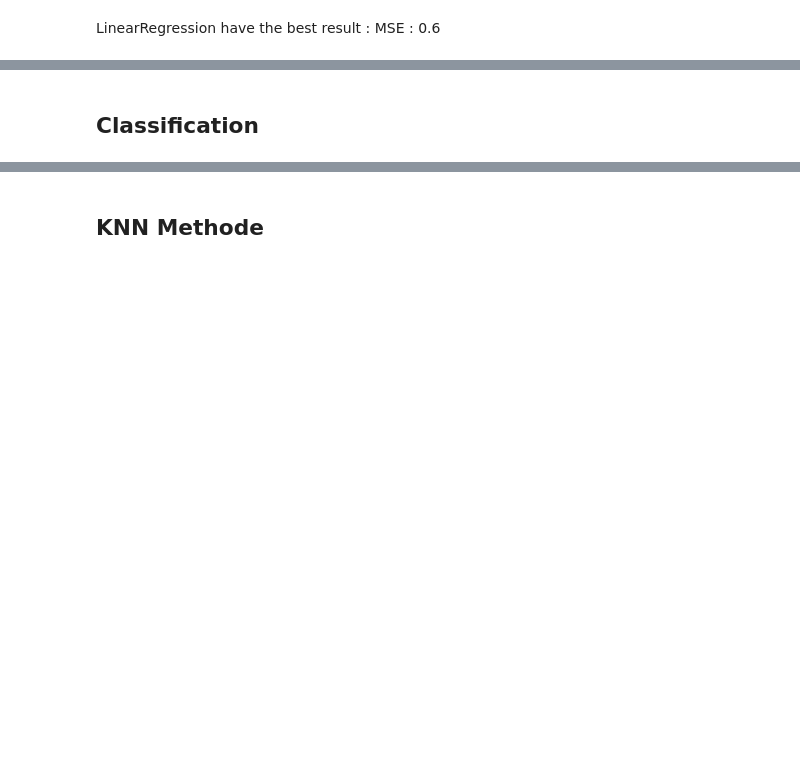
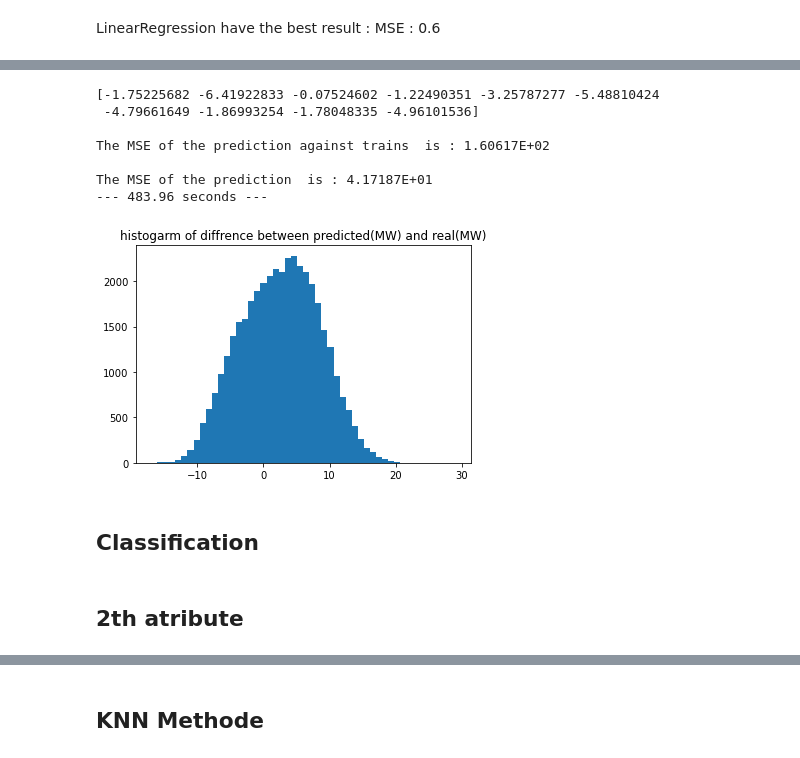
Before and after one commit to warmy54/projetDaraMining, a Jupyter notebook: DM_project-2021/project_ORGGG.ipynb, the cells around one changed output, grey strips where cells are left out. Saved outputs shown, nothing was run; the diff lists cells and outputs as text; code cells hidden in the pictures; blank space fills up the shorter version.

```diff
--- a/DM_project-2021/project_ORGGG.ipynb
+++ b/DM_project-2021/project_ORGGG.ipynb
@@ -741,36 +733,60 @@ from sklearn.model_selection import KFold
 from sklearn.neural_network import MLPRegressor
 from sklearn.metrics import mean_squared_error
 from sklearn.model_selection import cross_val_score
 
 y_tr = y_train[:,2]
 y_ts = y_test[:,2]
 
 kf = KFold(n_splits=2)
 
 REG = MLPRegressor(hidden_layer_sizes=22, activation='relu', solver='adam', alpha=0.0001, batch_size='auto',
                   learning_rate='constant',learning_rate_init=0.01,
                    max_iter=200, shuffle=True, random_state=5, tol=0.0001, momentum=0.9)
 
 model = REG.fit(Normal_X_train_IC, y_tr)
 scores = cross_val_score(model, Normal_X_train_IC, y_tr, cv=10)
 print(scores)
 
-y_pred = model.predict(Normal_X_test_IC)
+
+y_pred = model.predict(Normal_X_train_IC)+10
+y_tr = np.reshape(y_tr,(y_tr.shape[0],1))
+y_tr = y_tr.flatten()
+
+
+MSE = mean_squared_error(y_pred,y_tr)
+
+print("\nThe MSE of the prediction against trains  is : %0.5E" %(MSE) )
+
+
+
+
+y_pred = model.predict(Normal_X_test_IC)+10
 y_ts = np.reshape(y_ts,(y_ts.shape[0],1))
 y_ts = y_ts.flatten()
 
 
 MSE = mean_squared_error(y_pred,y_ts)
 
 print("\nThe MSE of the prediction  is : %0.5E" %(MSE) )
 
 plt.figure()
 plt.hist(y_pred - y_ts, 50)
 plt.title('histogarm of diffrence between predicted(MW) and real(MW)')
 
 print("--- %s seconds ---" % np.round((time.time() - start_time),2))
+# %% [output]
+[-1.75225682 -6.41922833 -0.07524602 -1.22490351 -3.25787277 -5.48810424
+ -4.79661649 -1.86993254 -1.78048335 -4.96101536]
+
+The MSE of the prediction against trains  is : 1.60617E+02
+
+The MSE of the prediction  is : 4.17187E+01
+--- 483.96 seconds ---
+[figure, added]
 # %% [markdown]
 ## Classification
+# %% [markdown]
+##  2th atribute
 # %%
 from nb import train_nb,normal_distribution, predict
 # %%
```
Also changed, not shown: parts of 30 cells of this notebook.
